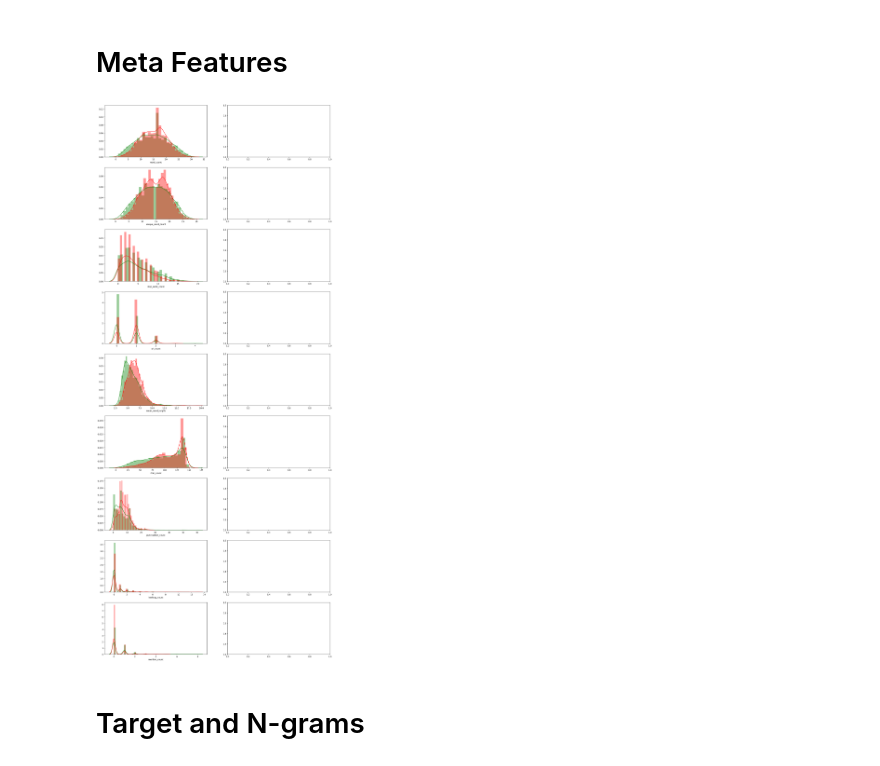
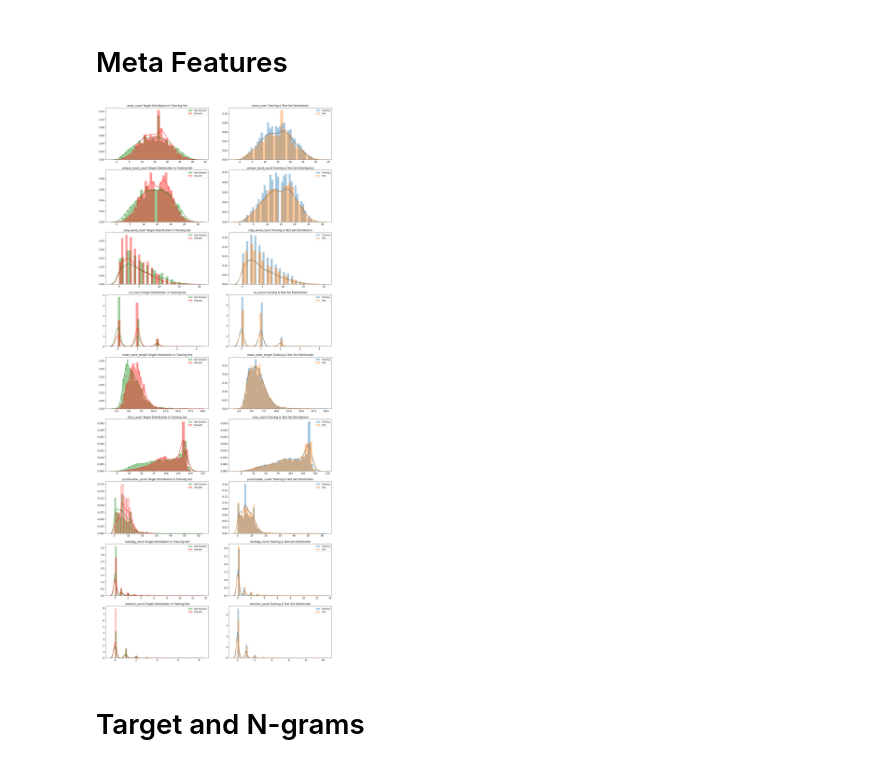
Before and after one commit to Sarankdl/NLP_With_Disaster_Tweets, a Jupyter notebook: Untitled.ipynb, the cells around one changed output. Drawn from its saved outputs; the diff is of its cells as text; code cells hidden in the pictures.

```diff
--- a/Untitled.ipynb
+++ b/Untitled.ipynb
@@ -64,17 +64,31 @@ df_test['mention_count'] = df_test['text'].apply(lambda x: len([c for c in str(x
 # %%
 import seaborn as sns
 
 METAFEATURES = ['word_count', 'unique_word_count', 'stop_word_count', 'url_count', 'mean_word_length',
                 'char_count', 'punctuation_count', 'hashtag_count', 'mention_count']
 DISASTER_TWEETS = df_train['target'] == 1
 
 fig, axes = plt.subplots(ncols=2, nrows=len(METAFEATURES), figsize=(20, 50), dpi=100)
 
 for i, feature in enumerate(METAFEATURES):
     sns.distplot(df_train.loc[~DISASTER_TWEETS][feature], label='Not Disaster', ax=axes[i][0], color='green')
     sns.distplot(df_train.loc[DISASTER_TWEETS][feature], label='Disaster', ax=axes[i][0], color='red')
+
+    sns.distplot(df_train[feature], label='Training', ax=axes[i][1])
+    sns.distplot(df_test[feature], label='Test', ax=axes[i][1])
+
+    for j in range(2):
+        axes[i][j].set_xlabel('')
+        axes[i][j].tick_params(axis='x', labelsize=12)
+        axes[i][j].tick_params(axis='y', labelsize=12)
+        axes[i][j].legend()
+
+    axes[i][0].set_title(f'{feature} Target Distribution in Training Set', fontsize=13)
+    axes[i][1].set_title(f'{feature} Training & Test Set Distribution', fontsize=13)
+
+plt.show()
 # %% [output]
-[figure, old version]
+[figure, new version]
 # %% [markdown]
 # Target and N-grams
 # %% [markdown]
```
Also changed, not shown: parts of 8 cells of this notebook.
